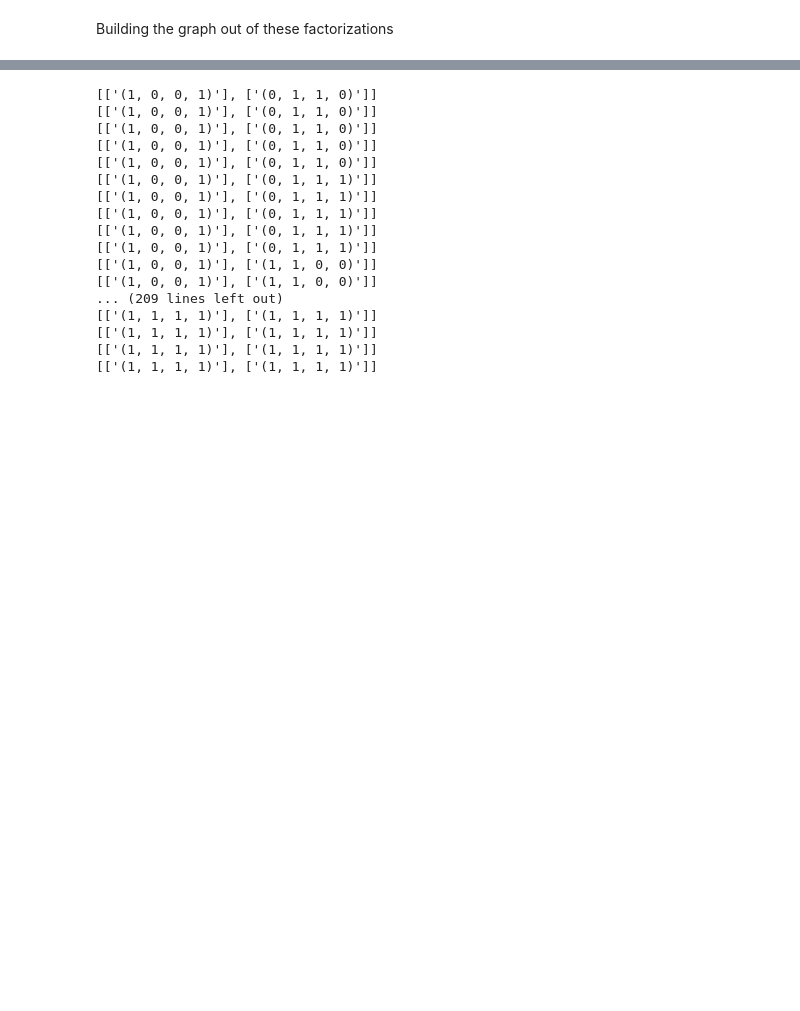
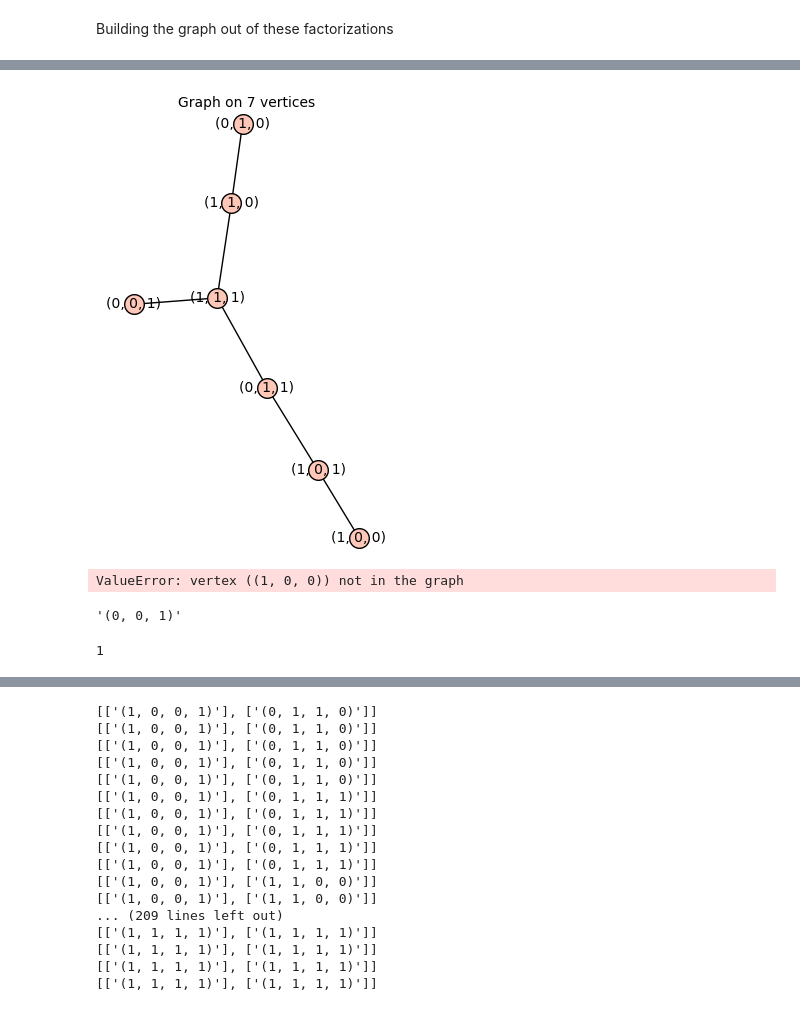
Before and after one commit to gyp2438/singer_trees, a Jupyter notebook: notebooks/Fact_Graph-2.ipynb, the cells around one changed output, grey strips where cells are left out. Drawn from its saved outputs; the diff is of its cells as text; code cells hidden in the pictures; blank space fills up the shorter version.

```diff
--- a/notebooks/Fact_Graph-2.ipynb
+++ b/notebooks/Fact_Graph-2.ipynb
@@ -483,0 +542,20 @@ i
+# %%
+Grs[0]
+# %% [output]
+[figure, added]
+# %%
+old_Gr = Gr
+Prufer = []
+smallest = None
+for v,w in combinations(leaves, 2):
+    comp = VP.rank(v) - VP.rank(w)
+    if comp <0:
+        smallest = v
+    elif comp >0:
+        smallest = w
+if smallest is None:
+    Gr.delete_vertices(leaves)
+else:
+    Prufer.append(smallest,Gr.parent(smallest))
+# %% [output]
+ValueError: vertex ((1, 0, 0)) not in the graph
@@ -483,0 +564,8 @@ i
+# %%
+w
+# %% [output]
+'(0, 0, 1)'
+# %%
+VP.rank(Gr.vertices()[2])
+# %% [output]
+1
```
Also changed, not shown: parts of 17 cells of this notebook.
